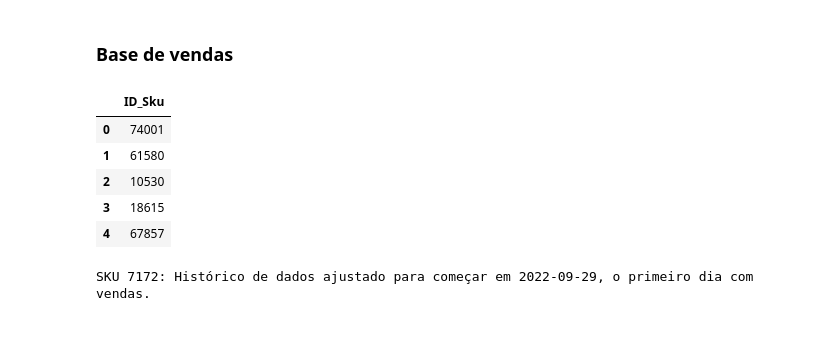
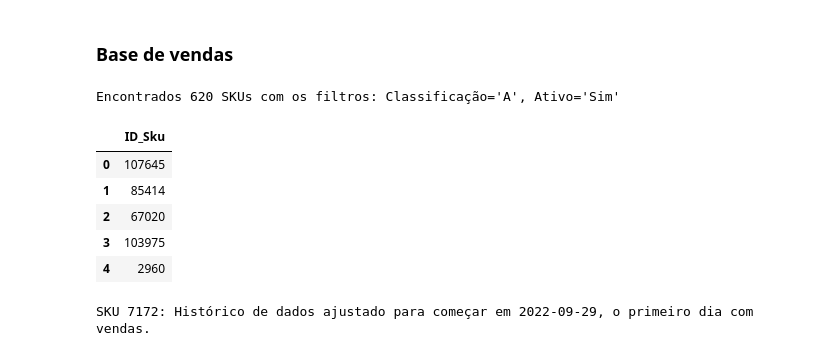
Before and after one commit to saisqlol/Forecast-vendas-e-elasticidade, a Jupyter notebook: Modelo/Modelo.ipynb, the cells around one changed output. Drawn from its saved outputs; the diff is of its cells as text; code cells hidden in the pictures.

```diff
--- a/Modelo/Modelo.ipynb
+++ b/Modelo/Modelo.ipynb
@@ -14,15 +16,16 @@ from Functions.FNC_Pro import lista_produtos, configurar_credenciais_bq, Base_ve
 # %% [markdown]
 ### Base de vendas
 # %%
-produtos = lista_produtos('G:/Drives compartilhados/Planilha de Impostos/BI/Planilha com Impostos.xlsm')
+produtos = lista_produtos('G:/Drives compartilhados/Planilha de Impostos/BI/Planilha com Impostos.xlsm',Classificacao='A', Ativo='Sim')
 produtos.head()
 # %% [output]
+Encontrados 620 SKUs com os filtros: Classificação='A', Ativo='Sim'
 |  | ID_Sku |
-| 0 | 74001 |
-| 1 | 61580 |
-| 2 | 10530 |
-| 3 | 18615 |
-| 4 | 67857 |
+| 0 | 107645 |
+| 1 | 85414 |
+| 2 | 67020 |
+| 3 | 103975 |
+| 4 | 2960 |
 # %%
 configurar_credenciais_bq(r'G:Drives compartilhados/Bases BI/epoca-230913-b478a9a0dd4c.json')
 
```
Also changed, not shown: parts of 10 cells of this notebook, 17 other files.
